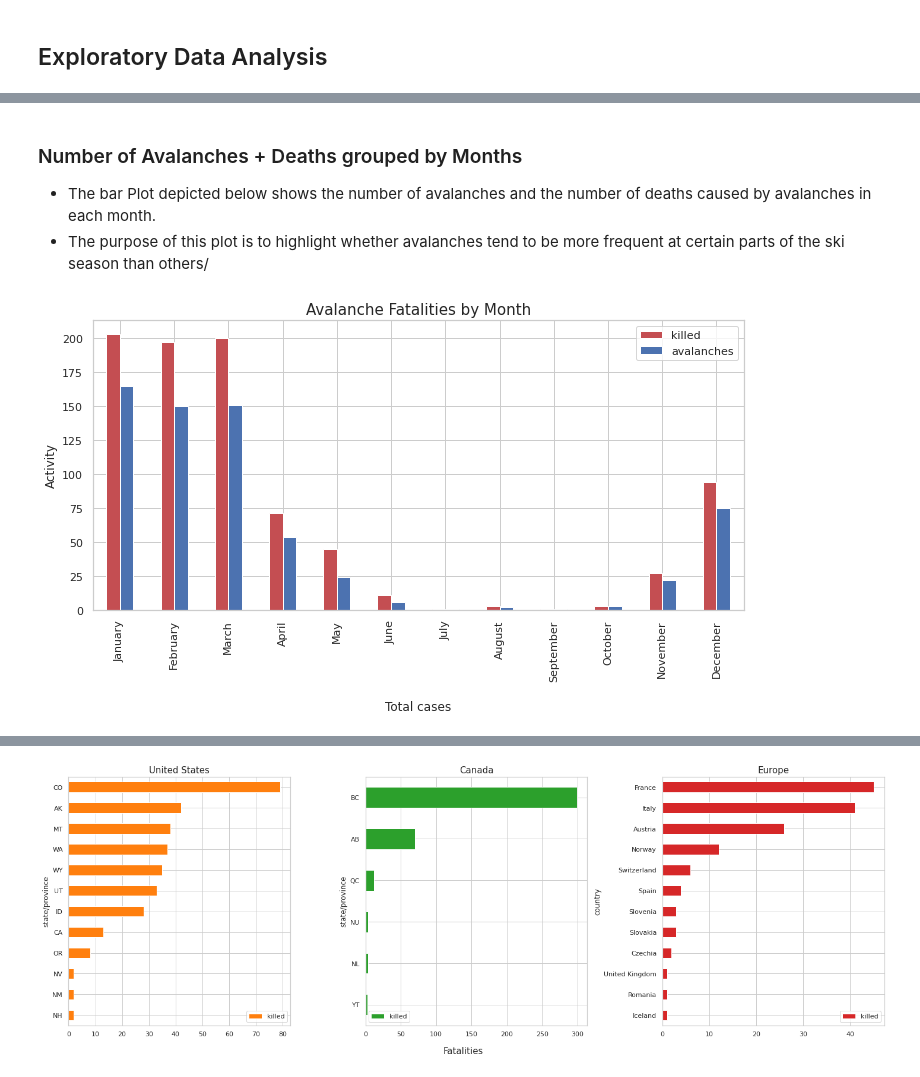
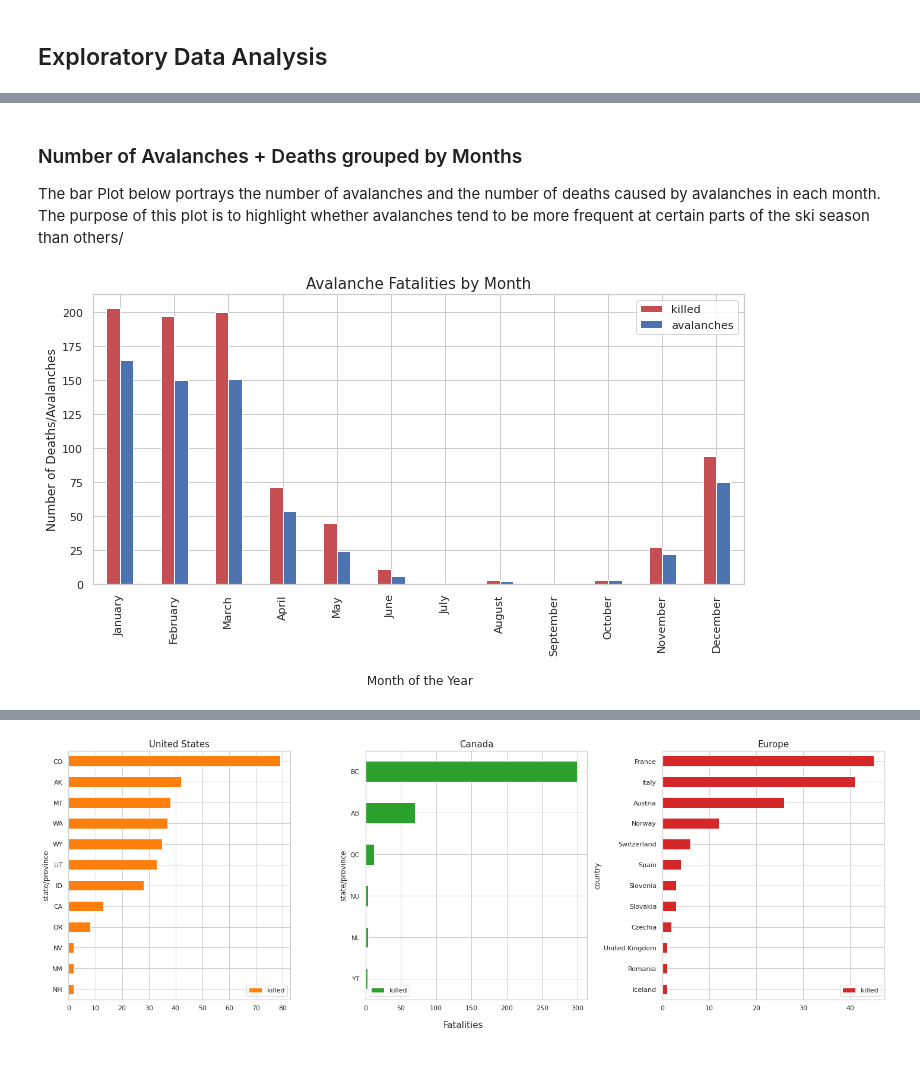
Before and after one commit to omertahi/avalanche_accidents, a Jupyter notebook: Project.ipynb, the cells around one changed output, grey strips where cells are left out. Cells and saved outputs as stored; diff of their text form; code cells hidden in the pictures.

```diff
--- a/Project.ipynb
+++ b/Project.ipynb
@@ -433,25 +436,25 @@ plt.show()
 # %% [markdown]
 ### Number of Avalanches + Deaths grouped by Months
 
-* The bar Plot depicted below shows the number of avalanches and the number of deaths caused by avalanches in each month.
-* The purpose of this plot is to highlight whether avalanches tend to be more frequent at certain parts of the ski season than others/
+The bar Plot below portrays the number of avalanches and the number of deaths caused by avalanches in each month.
+The purpose of this plot is to highlight whether avalanches tend to be more frequent at certain parts of the ski season than others/
 # %%
 dat = (accidents.groupby('month')
         .agg({'killed':'sum', 'month':'size'})
         .rename(columns={'month':'avalanches'})
         .reset_index())
 sort_order = ["January", "February", "March", "April", "May", "June", "July",
               "August", "September", "October", "November", "December"]
 dat.index = pd.CategoricalIndex(dat['month'], categories=sort_order, ordered=True)
 dat = dat.sort_index().drop(columns = ["month"])
 
 fig, ax = plt.subplots(figsize=(10,6))
 dat.plot.bar(ax=ax, color=['r', 'b'])
-plt.xlabel("\nTotal cases")
-plt.ylabel("Activity")
+plt.xlabel("\n Month of the Year")
+plt.ylabel("Number of Deaths/Avalanches")
 plt.title("Avalanche Fatalities by Month", fontsize=15)
 plt.legend(loc='upper right')
 plt.tight_layout()
 plt.show()
 # %% [output]
-[figure, old version]
+[figure, new version]
```
Also changed, not shown: parts of 26 cells of this notebook.
